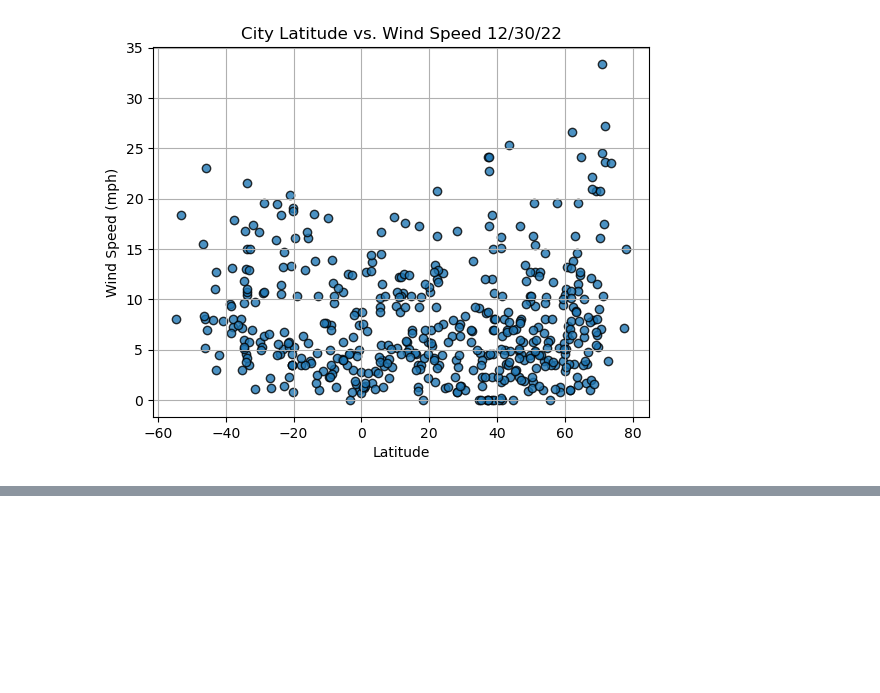
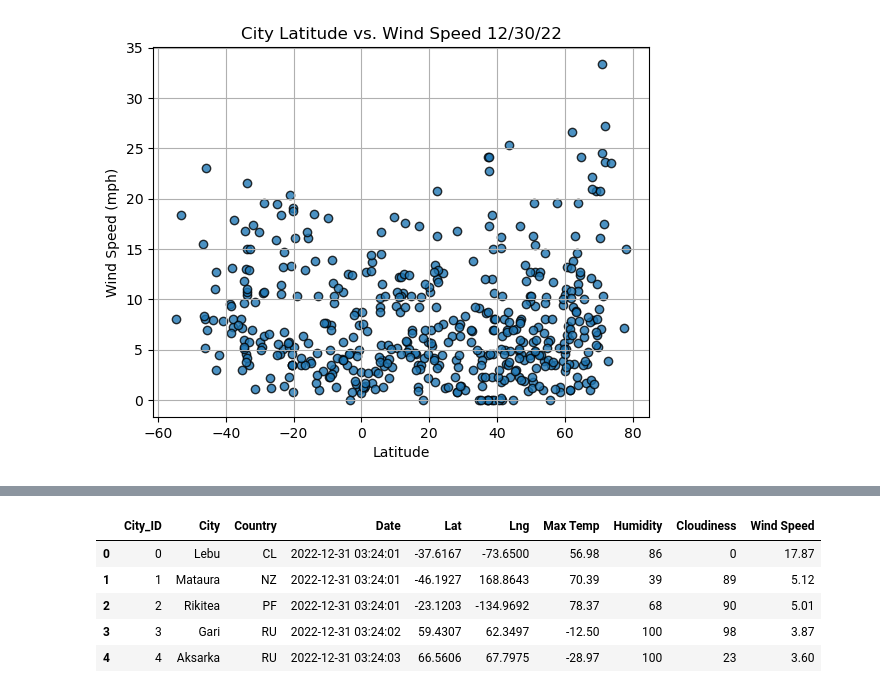
Before and after one commit to Nacho567/World_Weather_Analysis, a Jupyter notebook: weatherPy.ipynb, the cells around one changed output, grey strips where cells are left out. Drawn from its saved outputs; the diff is of its cells as text; code cells hidden in the pictures; blank space fills up the shorter version.

```diff
--- a/weatherPy.ipynb
+++ b/weatherPy.ipynb
@@ -366,0 +374,11 @@ plot_linear_regression(x_values, y_values,
+# %%
+#store the CSV you saved into a DF
+city_data_df = pd.read_csv("weather_data/cities.csv")
+city_data_df.head()
+# %% [output]
+|  | City_ID | City | Country | Date | Lat | Lng | Max Temp | Humidity | Cloudiness | Wind Speed |
+| 0 | 0 | Lebu | CL | 2022-12-31 03:24:01 | -37.6167 | -73.6500 | 56.98 | 86 | 0 | 17.87 |
+| 1 | 1 | Mataura | NZ | 2022-12-31 03:24:01 | -46.1927 | 168.8643 | 70.39 | 39 | 89 | 5.12 |
+| 2 | 2 | Rikitea | PF | 2022-12-31 03:24:01 | -23.1203 | -134.9692 | 78.37 | 68 | 90 | 5.01 |
+| 3 | 3 | Gari | RU | 2022-12-31 03:24:02 | 59.4307 | 62.3497 | -12.50 | 100 | 98 | 3.87 |
+| 4 | 4 | Aksarka | RU | 2022-12-31 03:24:03 | 66.5606 | 67.7975 | -28.97 | 100 | 23 | 3.60 |
```
Also changed, not shown: parts of 23 cells of this notebook.
